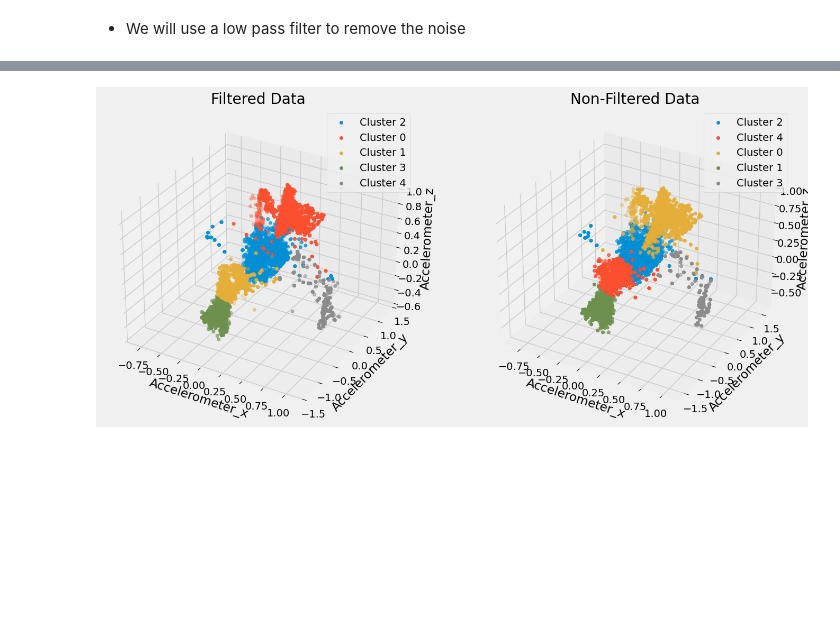
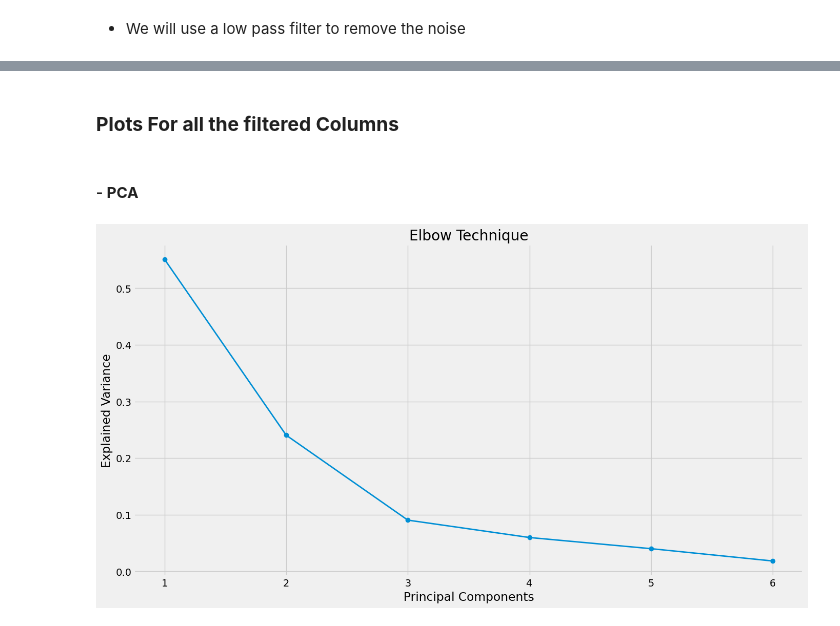
Before and after one commit to silvergjeka22/Fitness-Tracker, a Jupyter notebook: notebooks/feature(3).ipynb, the cells around one changed output, grey strips where cells are left out. Drawn from its saved outputs; the diff is of its cells as text; code cells hidden in the pictures; blank space fills up the shorter version.

```diff
--- a/notebooks/feature(3).ipynb
+++ b/notebooks/feature(3).ipynb
@@ -295,11 +159,0 @@ array([<Axes: >, <Axes: >], dtype=object)
-# %%
-df_cluster_Filter = df_squered_Filter.copy()
-columns = ["Accelerometer_x", "Accelerometer_y", 'Accelerometer_z']
-kvalues = range(1, 10)
-inertia = []
-
-for k in kvalues:
-    subset = df_cluster_Filter[columns]
-    kmeans = KMeans(n_clusters=k, n_init=20, random_state=0)
-    cluster_labels = kmeans.fit_predict(subset) # fit_predict is used to fit the model and predict the cluster labels
-    inertia.append(kmeans.inertia_) # inertia is the sum of squared distances of samples to their closest cluster center
@@ -354,27 +159,0 @@ plt.show()
-# %%
-# plot the clusters for filtered data
-fig = plt.figure(figsize=(15, 15))
-ax = fig.add_subplot(121, projection='3d')
-for c in df_cluster_Filter["cluster"].unique():
-    subset = df_cluster_Filter[df_cluster_Filter["cluster"] == c]
-    ax.scatter(subset["Accelerometer_x"], subset["Accelerometer_y"], subset["Accelerometer_z"], label=f"Cluster {c}")
-ax.set_xlabel("Accelerometer_x")
-ax.set_ylabel("Accelerometer_y")
-ax.set_zlabel("Accelerometer_z")
-ax.set_title("Filtered Data")
-plt.legend()
-
-# plot the clusters for non-filtered data
-ax = fig.add_subplot(122, projection='3d')
-for c in df_cluster_NoFilter["cluster"].unique():
-    subset = df_cluster_NoFilter[df_cluster_NoFilter["cluster"] == c]
-    ax.scatter(subset["Accelerometer_x"], subset["Accelerometer_y"], subset["Accelerometer_z"], label=f"Cluster {c}")
-ax.set_xlabel("Accelerometer_x")
-ax.set_ylabel("Accelerometer_y")
-ax.set_zlabel("Accelerometer_z")
-ax.set_title("Non-Filtered Data")
-plt.legend()
-
-plt.show()
-# %% [output]
-[figure, removed]
@@ -380,0 +176,19 @@ plt.show()
+# %% [markdown]
+### **Plots For all the filtered Columns**
+# %% [markdown]
+#### - **PCA**
+# %%
+PCA = PrincipalComponentAnalysis()
+df_pca_Filter = df_filter.copy()
+
+values = PCA.determine_pc_explained_variance(df_pca_Filter, columns)
+
+# Elbow Technique
+plt.figure(figsize=(15, 8))
+plt.plot(range(1, len(values) + 1), values, marker="o")
+plt.xlabel("Principal Components")
+plt.ylabel("Explained Variance")
+plt.title("Elbow Technique")
+plt.show()
+# %% [output]
+[figure, added]
```
Also changed, not shown: parts of 72 cells of this notebook.
